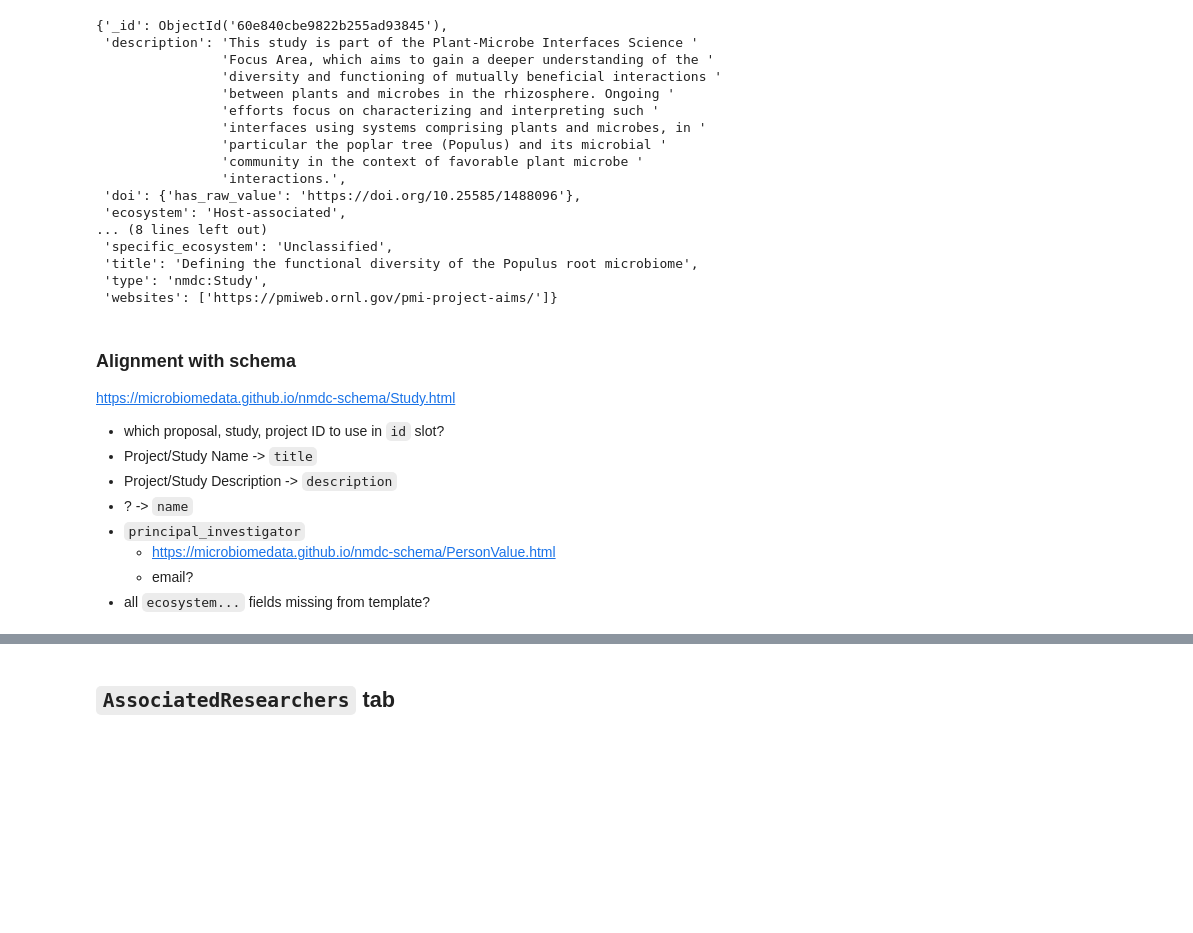
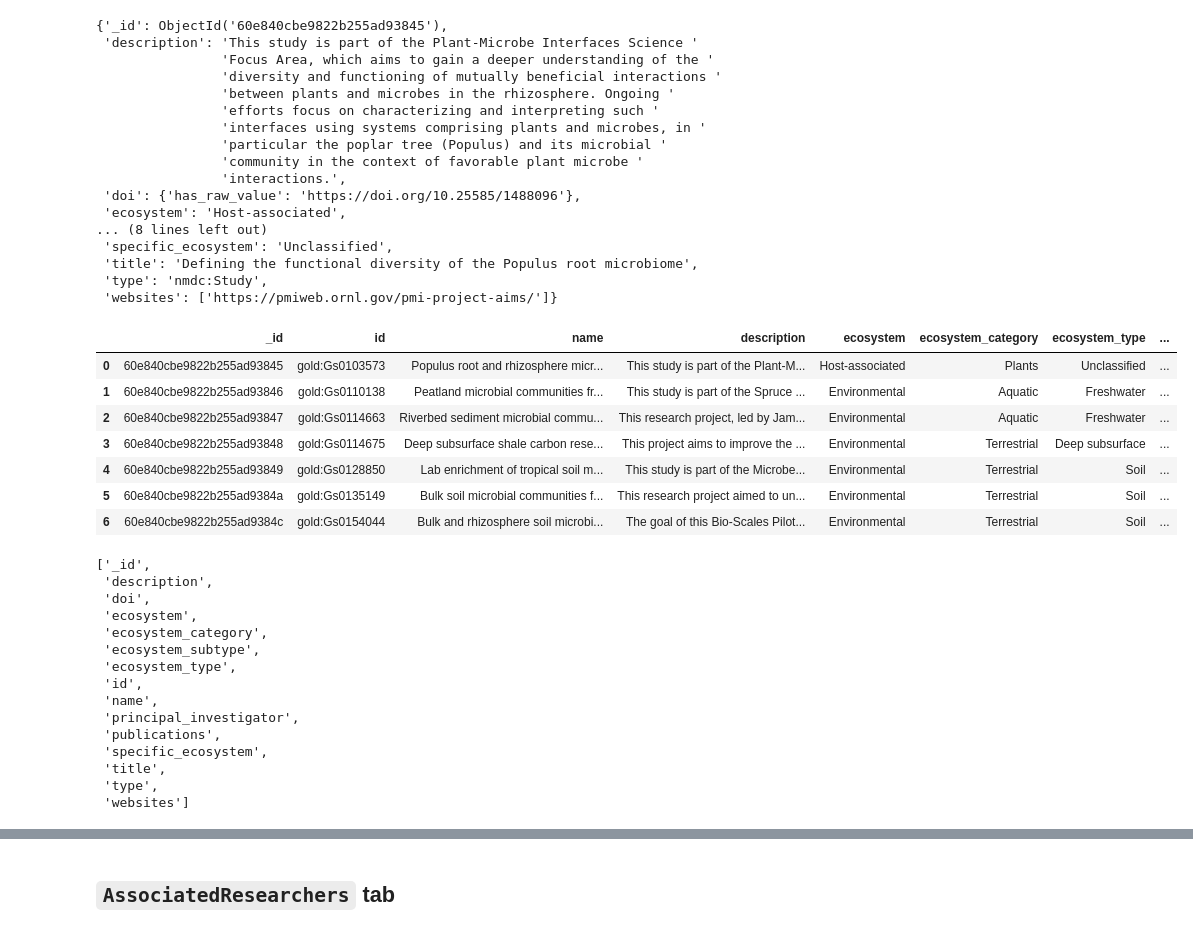
Before and after one commit to microbiomedata/nmdc-metadata, a Jupyter notebook: notebooks/nmdc_metadata_issue_375_prototype.ipynb, the cells around one changed output, grey strips where cells are left out. Cells and saved outputs as stored; diff of their text form; code cells hidden in the pictures; blank space fills up the shorter version.

Commit message:
clearer accounting of study fields

```diff
--- a/notebooks/nmdc_metadata_issue_375_prototype.ipynb
+++ b/notebooks/nmdc_metadata_issue_375_prototype.ipynb
@@ -372,16 +347,38 @@ pprint(any_biosample)
  'title': 'Defining the functional diversity of the Populus root microbiome',
  'type': 'nmdc:Study',
  'websites': ['https://pmiweb.ornl.gov/pmi-project-aims/']}
-# %% [markdown]
-### Alignment with schema
-
-https://microbiomedata.github.io/nmdc-schema/Study.html
-
-- which proposal, study, project ID to use in `id` slot?
-- Project/Study Name -> `title`
-- Project/Study Description -> `description`
-- ? -> `name`
-- `principal_investigator`
-    - https://microbiomedata.github.io/nmdc-schema/PersonValue.html
-    - email?
-- all `ecosystem...` fields missing from template?
+# %%
+all_studies = list(coll.find({}))
+
+study_frame = pd.DataFrame(all_studies)
+
+study_frame
+# %% [output]
+|  | _id | id | name | description | ecosystem | ecosystem_category | ecosystem_type | ... |
+| 0 | 60e840cbe9822b255ad93845 | gold:Gs0103573 | Populus root and rhizosphere micr... | This study is part of the Plant-M... | Host-associated | Plants | Unclassified | ... |
+| 1 | 60e840cbe9822b255ad93846 | gold:Gs0110138 | Peatland microbial communities fr... | This study is part of the Spruce ... | Environmental | Aquatic | Freshwater | ... |
+| 2 | 60e840cbe9822b255ad93847 | gold:Gs0114663 | Riverbed sediment microbial commu... | This research project, led by Jam... | Environmental | Aquatic | Freshwater | ... |
+| 3 | 60e840cbe9822b255ad93848 | gold:Gs0114675 | Deep subsurface shale carbon rese... | This project aims to improve the ... | Environmental | Terrestrial | Deep subsurface | ... |
+| 4 | 60e840cbe9822b255ad93849 | gold:Gs0128850 | Lab enrichment of tropical soil m... | This study is part of the Microbe... | Environmental | Terrestrial | Soil | ... |
+| 5 | 60e840cbe9822b255ad9384a | gold:Gs0135149 | Bulk soil microbial communities f... | This research project aimed to un... | Environmental | Terrestrial | Soil | ... |
+| 6 | 60e840cbe9822b255ad9384c | gold:Gs0154044 | Bulk and rhizosphere soil microbi... | The goal of this Bio-Scales Pilot... | Environmental | Terrestrial | Soil | ... |
+# %%
+study_cols = list(study_frame.columns)
+study_cols.sort()
+study_cols
+# %% [output]
+['_id',
+ 'description',
+ 'doi',
+ 'ecosystem',
+ 'ecosystem_category',
+ 'ecosystem_subtype',
+ 'ecosystem_type',
+ 'id',
+ 'name',
+ 'principal_investigator',
+ 'publications',
+ 'specific_ecosystem',
+ 'title',
+ 'type',
+ 'websites']
```
Also changed, not shown: parts of 50 cells of this notebook, 1 other file.
